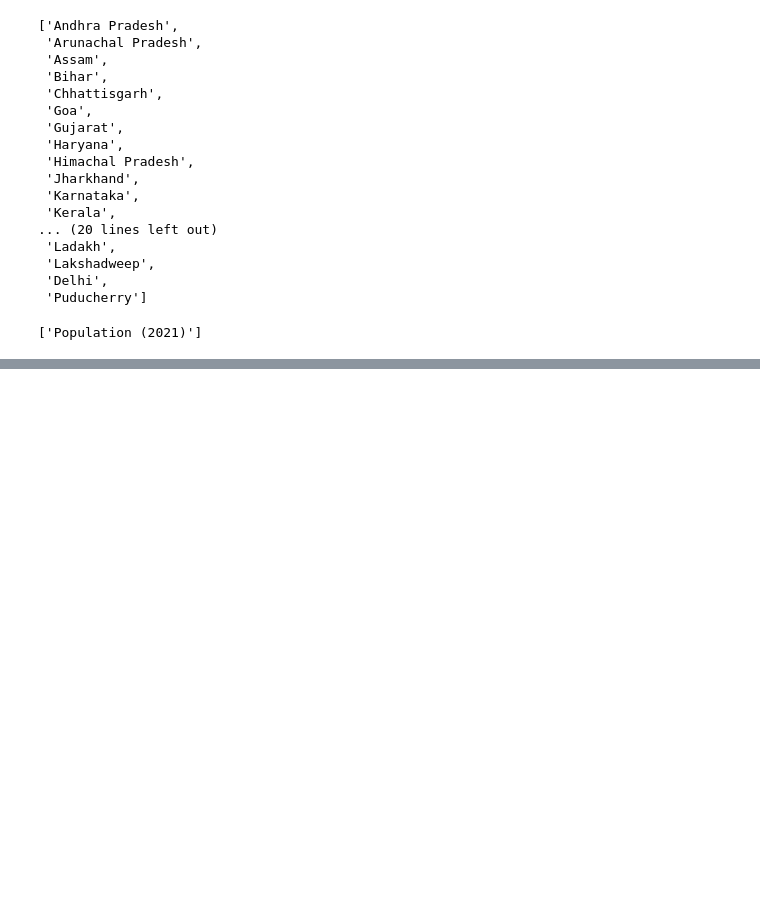
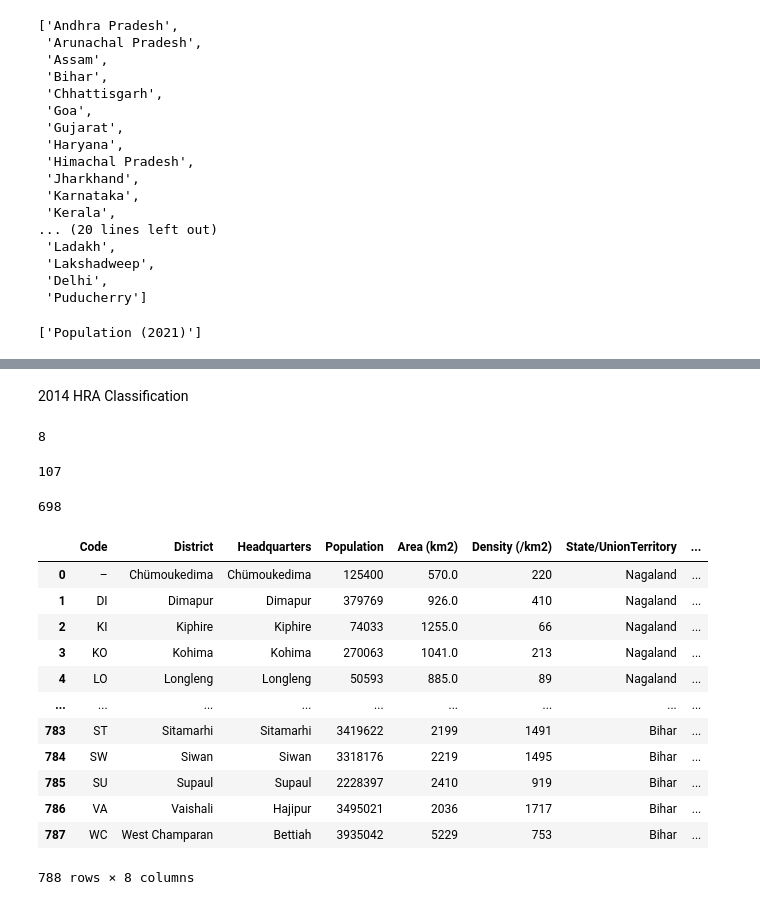
Before and after one commit to Sid-047/LMstuff, a Jupyter notebook: dataStuff/dataFetch/cityData/cityStuff.ipynb, the cells around one changed output, grey strips where cells are left out. Cells and saved outputs as stored; diff of their text form; code cells hidden in the pictures; blank space fills up the shorter version.

```diff
--- a/dataStuff/dataFetch/cityData/cityStuff.ipynb
+++ b/dataStuff/dataFetch/cityData/cityStuff.ipynb
@@ -127,0 +211,35 @@ Name: Population, dtype: bool
+# %% [markdown]
+2014 HRA Classification
+# %%
+tier1Cities = ['Ahmedabad', 'Bengaluru', 'Chennai', 'Delhi', 'Hyderabad', 'Kolkata', 'Mumbai', 'Pune']
+len(tier1Cities)
+# %% [output]
+8
+# %%
+tier2Cities = ['Agra', 'Ajmer', 'Aligarh', 'Amravati', 'Amritsar', 'Anand', 'Asansol', 'Aurangabad', 'Bareilly', 'Belagavi', 'Brahmapur', 'Bhavnagar', 'Bhiwandi', 'Bhopal', 'Bhubaneswar', 'Bikaner', 'Bilaspur', 'Bokaro Steel City', 'Burdwan ', 'Bellary', 'Chandigarh', 'Coimbatore', 'Cuttack', 'Dahod', 'Dehradun', 'Dombivli', 'Dhanbad', 'Bhilai', 'Durgapur', 'Erode', 'Faridabad', 'Ghaziabad', 'Gorakhpur', 'Guntur', 'Gurgaon', 'Guwahati', 'Gwalior', 'Hamirpur', 'Hubballi–Dharwad', 'Indore', 'Jabalpur', 'Jaipur', 'Jalandhar', 'Jalgaon', 'Jammu', 'Jamshedpur', 'Jhansi', 'Jodhpur', 'Kalaburagi', 'Kakinada', 'Kannur', 'Kanpur', 'Karnal', 'Kochi', 'Kolhapur', 'Kollam', 'Kota', 'Kozhikode', 'Kumbakonam,Kurnool', 'Ludhiana', 'Lucknow', 'Madurai', 'Malappuram', 'Mathura', 'Mangaluru', 'Meerut', 'Mohali', 'Moradabad', 'Mysuru', 'Nagpur', 'Nanded', 'Nadiad', 'Nashik', 'Nellore', 'Noida', 'Patna', 'Puducherry', 'Purulia', 'Prayagraj', 'Raipur', 'Rajkot', 'Ranchi', 'Rourkela', 'Ratlam', 'Saharanpur', 'Salem', 'Sangli', 'Shimla', 'Siliguri', 'Solapur', 'Srinagar', 'Surat', 'Thanjavur', 'Thiruvananthapuram', 'Thrissur', 'Tiruchirappalli', 'Tirunelveli', 'Tiruvannamalai', 'Ujjain', 'Vijayapura', 'Vadodara', 'Varanasi', 'Vasai-Virar', 'Vijayawada', 'Visakhapatnam', 'Vellore', 'Warangal']
+len(tier2Cities)
+# %% [output]
+107
+# %%
+tier3Cities = list(set(cities) - set(tier1Cities + tier2Cities))
+len(tier3Cities)
+# %% [output]
+698
+# %%
+completeDf = completeDf.drop(columns = 'City Tier')
+completeDf['City Tier'] = 'Tier III'
+completeDf
+# %% [output]
+|  | Code | District | Headquarters | Population | Area (km2) | Density (/km2) | State/UnionTerritory | ... |
+| 0 | – | Chümoukedima | Chümoukedima | 125400 | 570.0 | 220 | Nagaland | ... |
+| 1 | DI | Dimapur | Dimapur | 379769 | 926.0 | 410 | Nagaland | ... |
+| 2 | KI | Kiphire | Kiphire | 74033 | 1255.0 | 66 | Nagaland | ... |
+| 3 | KO | Kohima | Kohima | 270063 | 1041.0 | 213 | Nagaland | ... |
+| 4 | LO | Longleng | Longleng | 50593 | 885.0 | 89 | Nagaland | ... |
+| ... | ... | ... | ... | ... | ... | ... | ... | ... |
+| 783 | ST | Sitamarhi | Sitamarhi | 3419622 | 2199 | 1491 | Bihar | ... |
+| 784 | SW | Siwan | Siwan | 3318176 | 2219 | 1495 | Bihar | ... |
+| 785 | SU | Supaul | Supaul | 2228397 | 2410 | 919 | Bihar | ... |
+| 786 | VA | Vaishali | Hajipur | 3495021 | 2036 | 1717 | Bihar | ... |
+| 787 | WC | West Champaran | Bettiah | 3935042 | 5229 | 753 | Bihar | ... |
+788 rows × 8 columns
```
Also changed, not shown: parts of 12 cells of this notebook.
